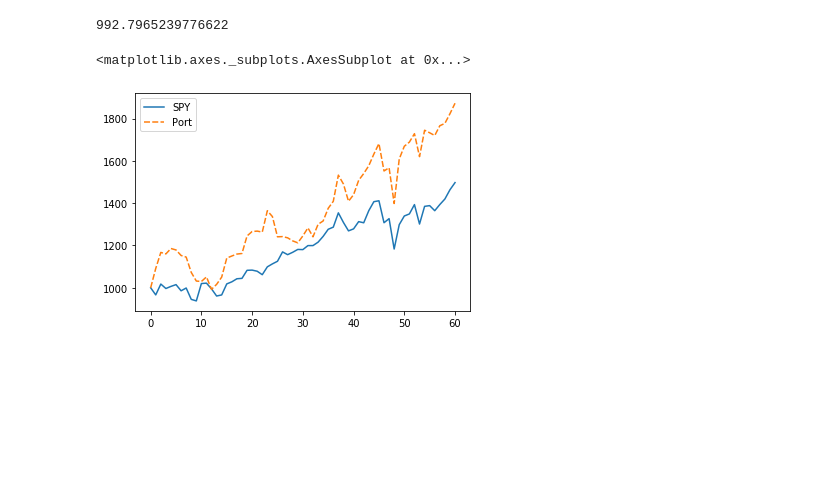
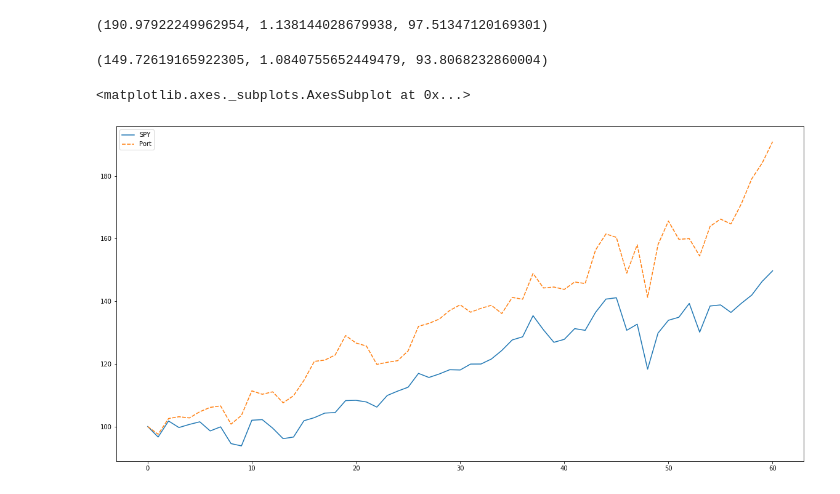
Before and after one commit to zshuzhang/BUMFML, a Jupyter notebook: data_processing.ipynb, the cells around one changed output. Drawn from its saved outputs; the diff is of its cells as text; code cells hidden in the pictures; blank space fills up the shorter version.

Commit message:
Overhaul of functions
Added new data protocols and adjusted functions accordingly. Also improves usage of backtest with better print statements, a blacklist system, and more descriptive evaluation.

```diff
--- a/data_processing.ipynb
+++ b/data_processing.ipynb
@@ -312,8 +461,8 @@ Wall time: 1.21 s
 # %%
 from sklearn.ensemble import RandomForestRegressor
 # %%
-rfr = RandomForestRegressor(n_estimators=50, random_state=407, n_jobs=-1)
+rfr = RandomForestRegressor(n_estimators=10, random_state=407, n_jobs=-1)
 # %%
 %%time
-results = backtest(port2, features, frf, hist_depth, train_depth, start_date, end_date)
+results = backtest(port2, features, rfr, hist_depth, train_depth, start_date, end_date)
 # %% [output]
@@ -337,5 +486,5 @@ Wall time: 14min 18s
 # %%
-starting_capital = 1000
+starting_capital = 100
 historical = [starting_capital]
 for i in range(len(results)):
     starting_capital *= (results[i] + 1)
@@ -347,13 +492,13 @@ historical[-1]
-# %%
-min(historical)
-# %% [output]
-992.7965239776622
+# %%
+historical[-1], (historical[-1]/100)**(1/5), min(historical)
+# %% [output]
+(190.97922249962954, 1.138144028679938, 97.51347120169301)
 # %%
 spy = yf.Ticker('SPY').history(period='max', interval='1mo').reset_index().dropna()
 port3 = {'SPY': spy}
 months = list(pd.date_range(start_date, end_date, freq='MS').strftime('%Y-%m-%d'))
 
-starting_capital = 1000
+starting_capital = 100
 historical_spy = [starting_capital]
 for month in months:
     returns = build_returns(port3, ['SPY'], month)[0]
@@ -362,11 +507,17 @@ for month in months:
 
 df_dict = {'SPY': historical_spy, 'Port':historical}
 compare_df = pd.DataFrame.from_dict(df_dict)
-# %%
-sns.lineplot(data=compare_df)
-# %% [output]
-<matplotlib.axes._subplots.AxesSubplot at 0x...>
-[figure, removed]
+# %%
+historical_spy[-1], (historical_spy[-1]/100)**(1/5), min(historical_spy)
+# %% [output]
+(149.72619165922305, 1.0840755652449479, 93.8068232860004)
+# %%
+fig_dims = (20,10)
+fig, ax = plt.subplots(figsize=fig_dims)
+sns.lineplot(data=compare_df)
+# %% [output]
+<matplotlib.axes._subplots.AxesSubplot at 0x...>
+[figure, added]
 # %%
 %%time
 build_train_df(port2, features, '2015-01-01', hist_depth, train_depth)
```
Also changed, not shown: parts of 16 cells of this notebook.
